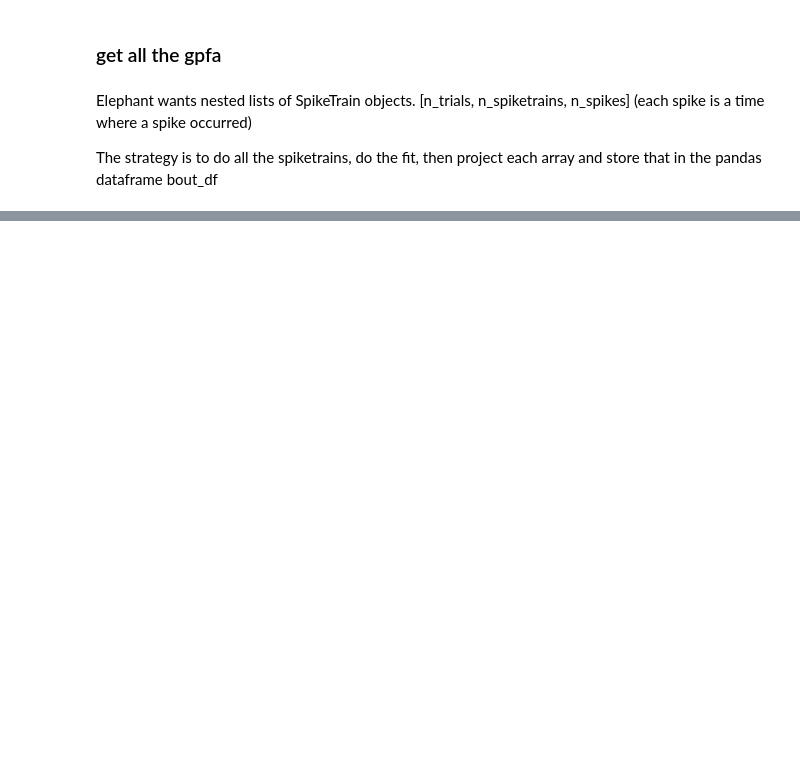
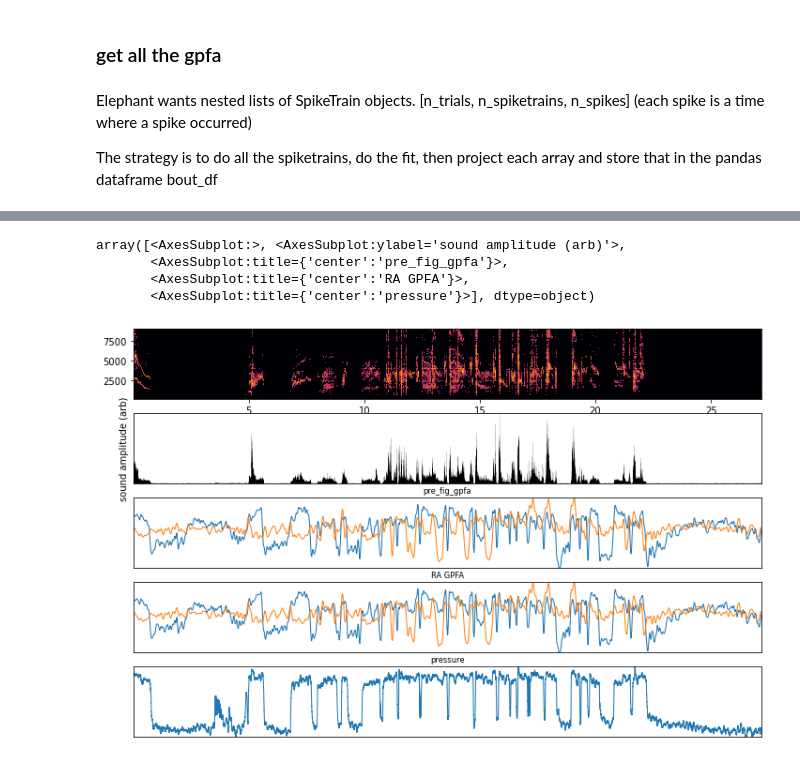
Before and after one commit to zekearneodo/ceciestunepipe, a Jupyter notebook: notebooks/pipeline/s_b1555_22/load_raster_bout_gpfa-s_b1555_22-20220429_0644-pakhi.ipynb, the cells around one changed output, grey strips where cells are left out. Drawn from its saved outputs; the diff is of its cells as text; code cells hidden in the pictures; blank space fills up the shorter version.

```diff
--- a/notebooks/pipeline/s_b1555_22/load_raster_bout_gpfa-s_b1555_22-20220429_0644-pakhi.ipynb
+++ b/notebooks/pipeline/s_b1555_22/load_raster_bout_gpfa-s_b1555_22-20220429_0644-pakhi.ipynb
@@ -340,2 +369,5 @@ def spike_trains_from_spk_arr(spk_arr, s_f=30000):
 # %%
-bout_df['spk_train'] = bout_df['spk_arr'].apply(lambda x: spike_trains_from_spk_arr(x, bout_dict['s_f_ap_0']))
+prep_spk_train_list = bout_df['spk_arr'].apply(lambda x: spike_trains_from_spk_arr(x, bout_dict['s_f_ap_0'],
+                                                                                   t_pre=0,
+                                                                                    t_stop=-t_pre)
+                                              )
@@ -350,7 +377,0 @@ gpfa_2dim = GPFA(bin_size=bin_size, x_dim=latent_dimensionality)
-# %%
-## fit and project
-all_spk_train_list = list(bout_df['spk_train'])
-all_fit_list = gpfa_2dim.fit_transform(list(bout_df['spk_train']))
-bout_df['spk_gpf'] = all_fit_list
-
-print(gpfa_2dim.params_estimated.keys())
@@ -363,0 +380,11 @@ Fitting GPFA model...
+# %%
+gpfa_2dim = GPFA(bin_size=bin_size, x_dim=latent_dimensionality)
+
+#fit
+gpfa_2dim.fit(bout_spk_train_list)
+
+#project
+bout_fit_list = gpfa_2dim.transform(all_spk_train_list)
+
+# get to the dataframe
+bout_df['spk_gpf'] = bout_fit_list
@@ -363,0 +398,11 @@ Fitting GPFA model...
+# %%
+gpfa_prep = GPFA(bin_size=bin_size, x_dim=latent_dimensionality)
+
+#fit
+gpfa_prep.fit(prep_spk_train_list)
+
+#project
+prep_fit_list = gpfa_prep.transform(all_spk_train_list)
+
+# get to the dataframe
+bout_df['spk_gpf-prep'] = prep_fit_list
@@ -437,36 +489,44 @@ plt.plot(bout_df.iloc[55]['pre_filt'], lw=1)
 ### se them together all for a bout now
 def plot_bout_projections(bout_series):
     sxx_pc = bout_series['sxx_pc']
     gpf = bout_series['spk_gpf']
+    gpf_prep = bout_df['spk_gpf-prep']
     pre_arr = bout_series['pre_filt']
     mic_arr = bout_series['mic_arr']
 
     f, t, sxx = bout_series['sxx']
 
     fig, ax = plt.subplots(nrows=5, ncols=1, figsize=(12, 8));
 
     ax[0].pcolormesh(t, f, np.log(sxx), cmap='inferno')
 
     ax[1].plot((np.abs(mic_arr)), 'k');
     ax[1].set_ylabel('sound amplitude (arb)')
 
-    ax[2].set_title('spectrogram PC')
-    ax[2].plot(sxx_pc, lw=1);
+    ax[2].set_title('pre_fig_gpfa')
+    #ax[2].plot(sxx_pc, lw=1);
+    ax[2].plot(gpf[:2].T, lw=1);
 
     ax[3].set_title('RA GPFA');
     ax[3].plot(gpf[:2].T, lw=1);
 
     ax[4].set_title('pressure');
     ax[4].plot(pre_arr, lw=1);
 
     for ax_i in ax[1:]:
         ax_i.set_xticks([])
         ax_i.set_yticks([])
 
     return ax
 
 
-plot_bout_projections(bout_df.iloc[44])
+plot_bout_projections(bout_df.iloc[38])
+# %% [output]
+array([<AxesSubplot:>, <AxesSubplot:ylabel='sound amplitude (arb)'>,
+       <AxesSubplot:title={'center':'pre_fig_gpfa'}>,
+       <AxesSubplot:title={'center':'RA GPFA'}>,
+       <AxesSubplot:title={'center':'pressure'}>], dtype=object)
+[figure, added]
 # %%
 %matplotlib notebook
 # %%
```
Also changed, not shown: parts of 22 cells of this notebook, 37 other files.
